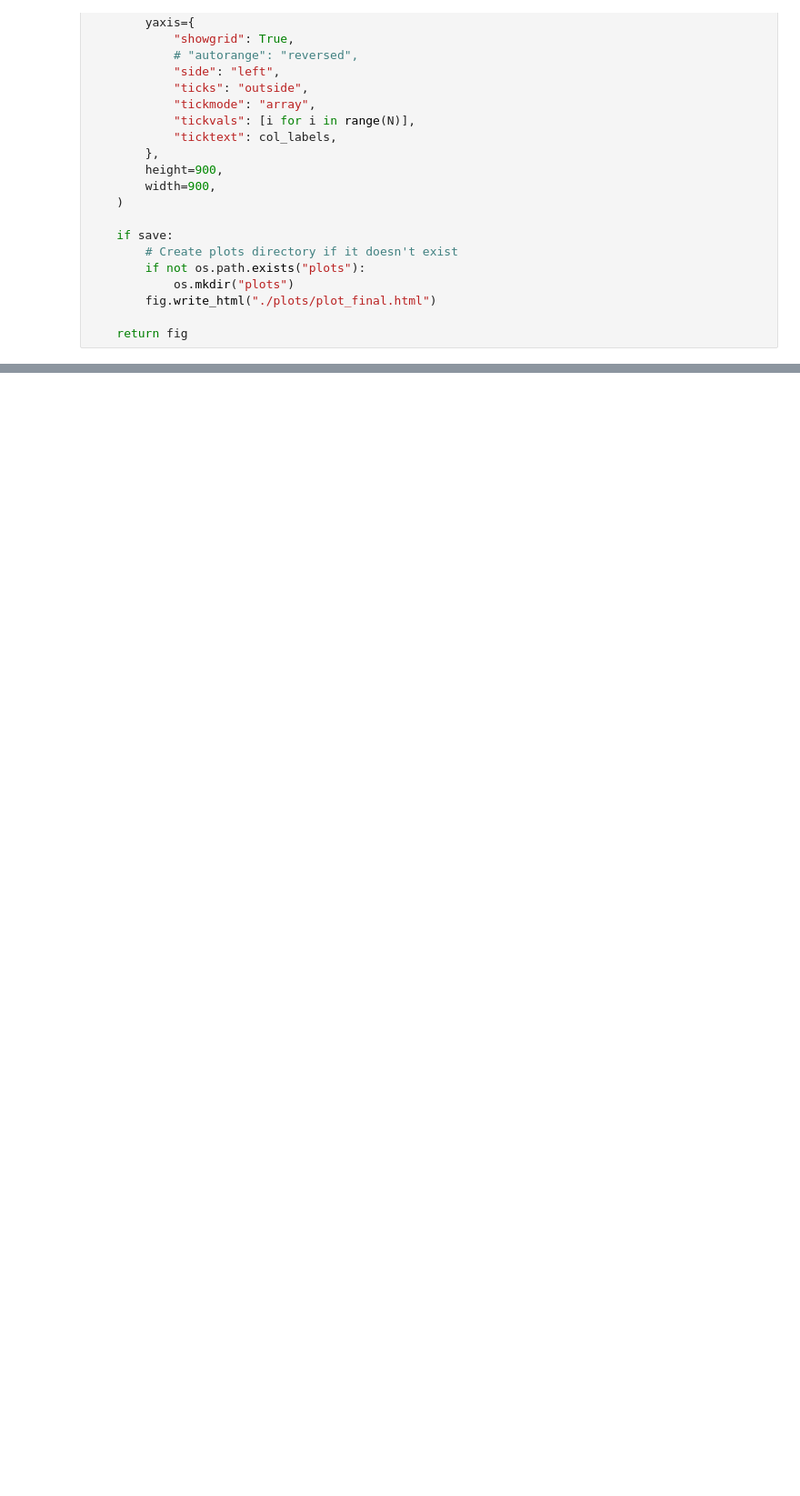
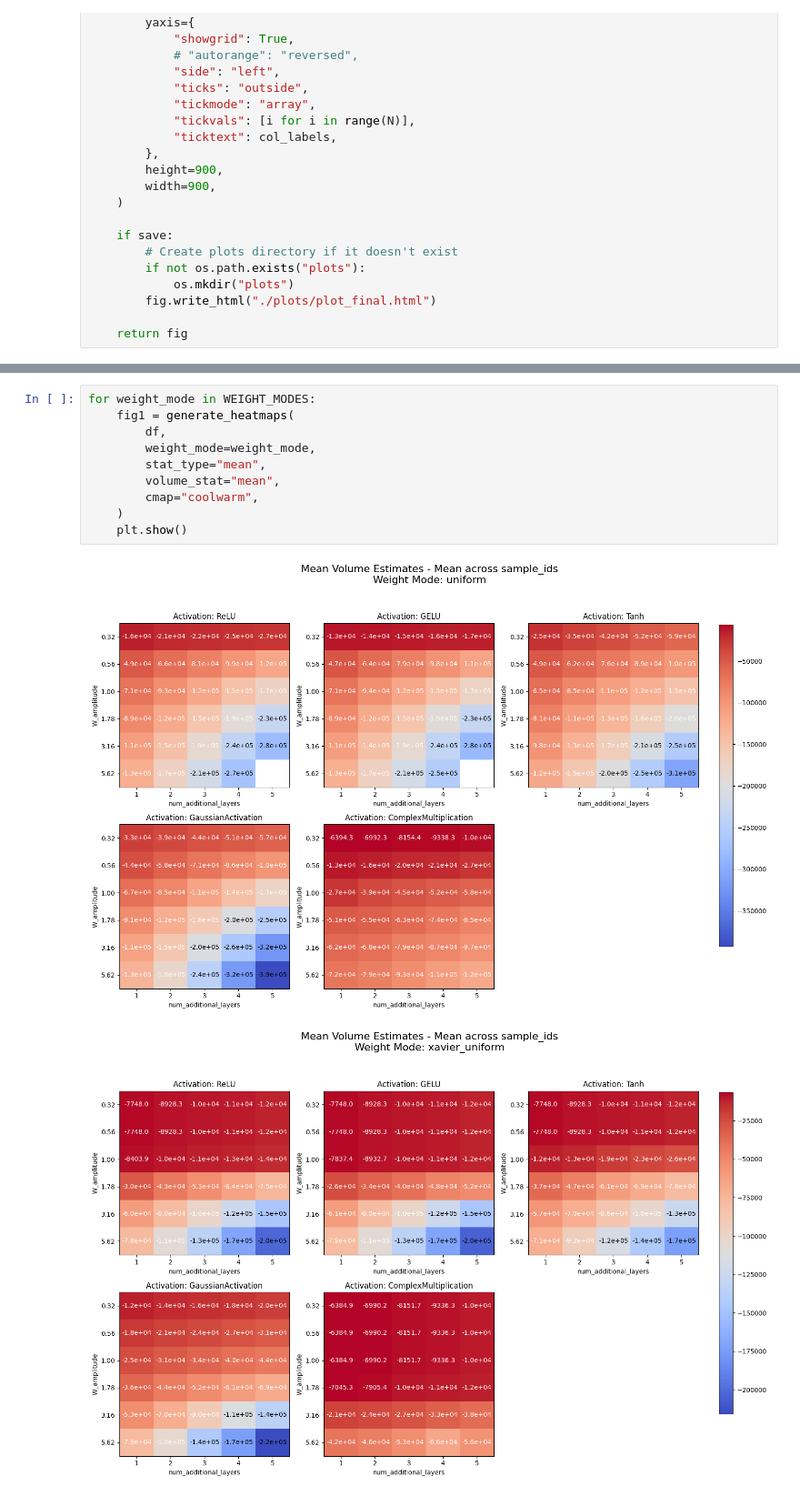
Before and after one commit to EleutherAI/tyche, a Jupyter notebook: notebooks/inductive_bias.ipynb, the cells around one changed output, grey strips where cells are left out. Shown at 91% size. Cells and saved outputs as stored; diff of their text form; blank space fills up the shorter version.

```diff
--- a/notebooks/inductive_bias.ipynb
+++ b/notebooks/inductive_bias.ipynb
@@ -241,0 +464,13 @@ WEIGHTSCALE
+# %%
+for weight_mode in WEIGHT_MODES:
+    fig1 = generate_heatmaps(
+        df,
+        weight_mode=weight_mode,
+        stat_type="mean",
+        volume_stat="mean",
+        cmap="coolwarm",
+    )
+    plt.show()
+# %% [output]
+[figure, added]
+[figure, added]
```
Also changed, not shown: parts of 30 cells of this notebook, 11 other files.
